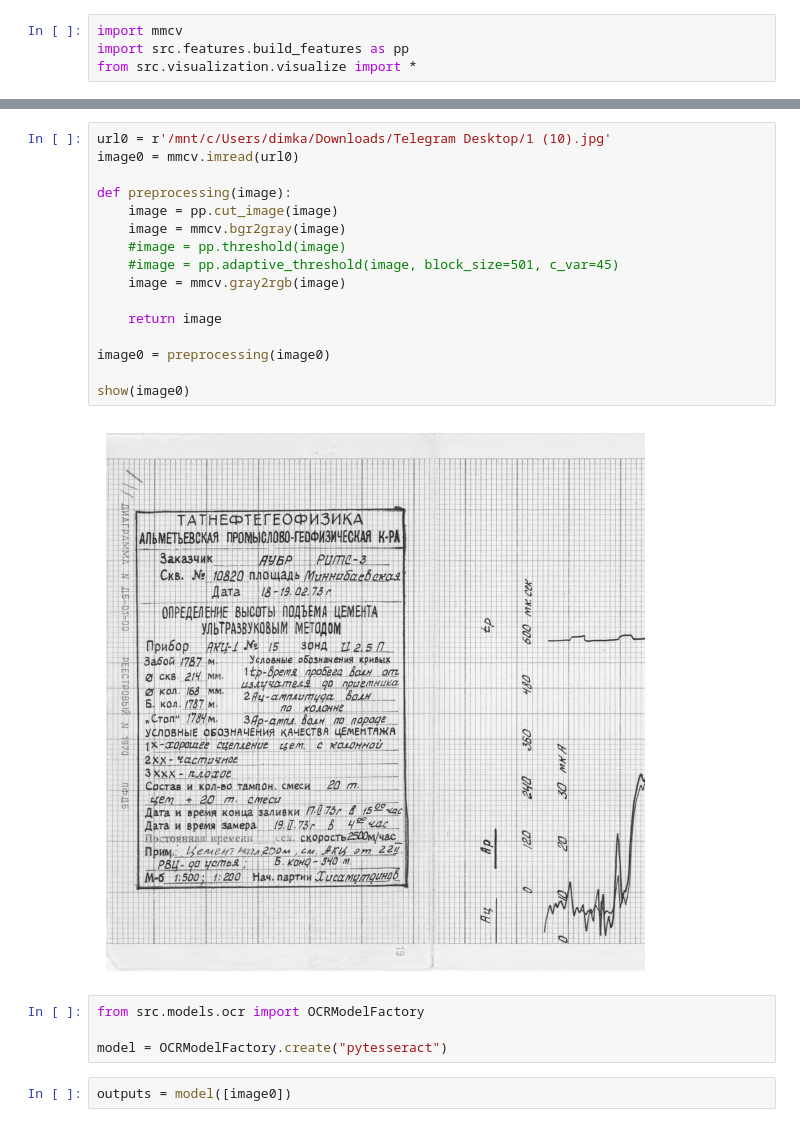
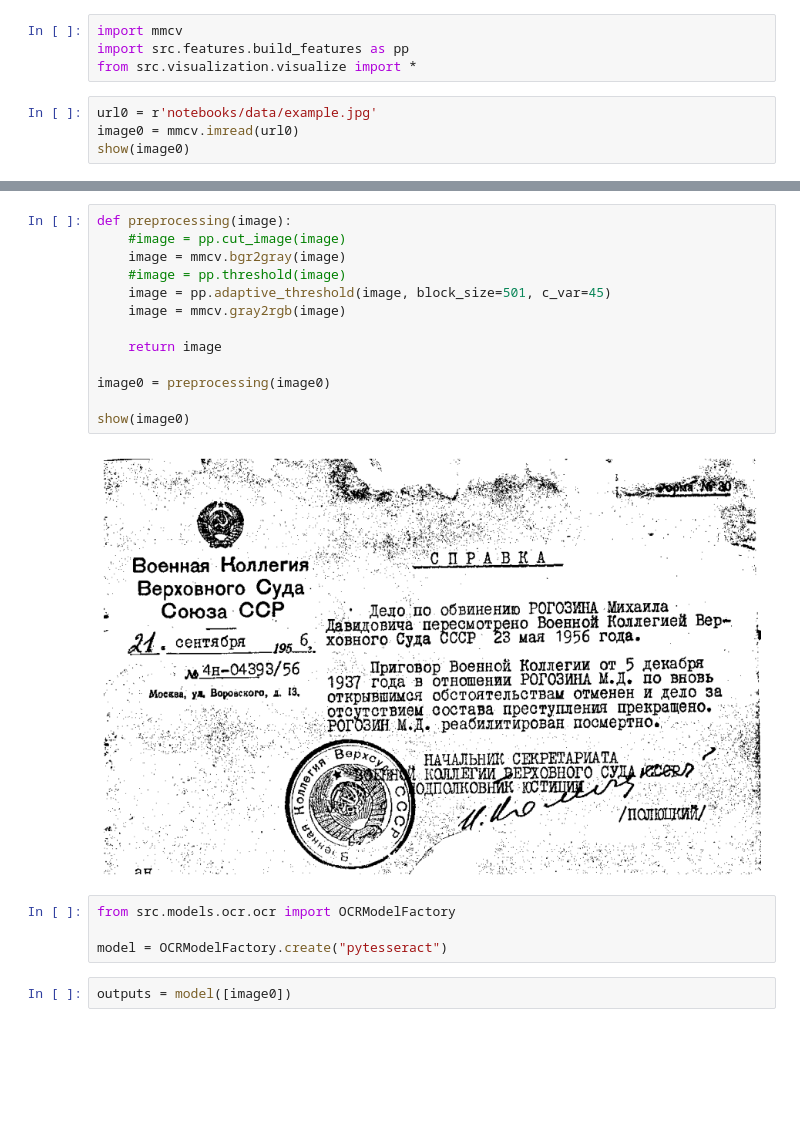
Before and after one commit to dimkablin/carrotOCR, a Jupyter notebook: notebooks/OCR_pytesseract.ipynb, the cells around one changed output, grey strips where cells are left out. Saved outputs shown, nothing was run; the diff lists cells and outputs as text; blank space fills up the shorter version.

```diff
--- a/notebooks/OCR_pytesseract.ipynb
+++ b/notebooks/OCR_pytesseract.ipynb
@@ -8,3 +8,7 @@ os.chdir(project_root)
 import mmcv
 import src.features.build_features as pp
 from src.visualization.visualize import *
+# %%
+url0 = r'notebooks/data/example.jpg'
+image0 = mmcv.imread(url0)
+show(image0)
@@ -11,23 +17,20 @@ from src.visualization.visualize import *
 # %%
-url0 = r'/mnt/c/Users/dimka/Downloads/Telegram Desktop/1 (10).jpg'
-image0 = mmcv.imread(url0)
-
 def preprocessing(image):
-    image = pp.cut_image(image)
+    #image = pp.cut_image(image)
     image = mmcv.bgr2gray(image)
     #image = pp.threshold(image)
-    #image = pp.adaptive_threshold(image, block_size=501, c_var=45)
+    image = pp.adaptive_threshold(image, block_size=501, c_var=45)
     image = mmcv.gray2rgb(image)
 
     return image
 
 image0 = preprocessing(image0)
 
 show(image0)
 # %% [output]
-[figure, old version]
+[figure, new version]
 # %%
-from src.models.ocr import OCRModelFactory
+from src.models.ocr.ocr import OCRModelFactory
 
 model = OCRModelFactory.create("pytesseract")
 # %%
```
Also changed, not shown: parts of 3 cells of this notebook, 8 other files.
